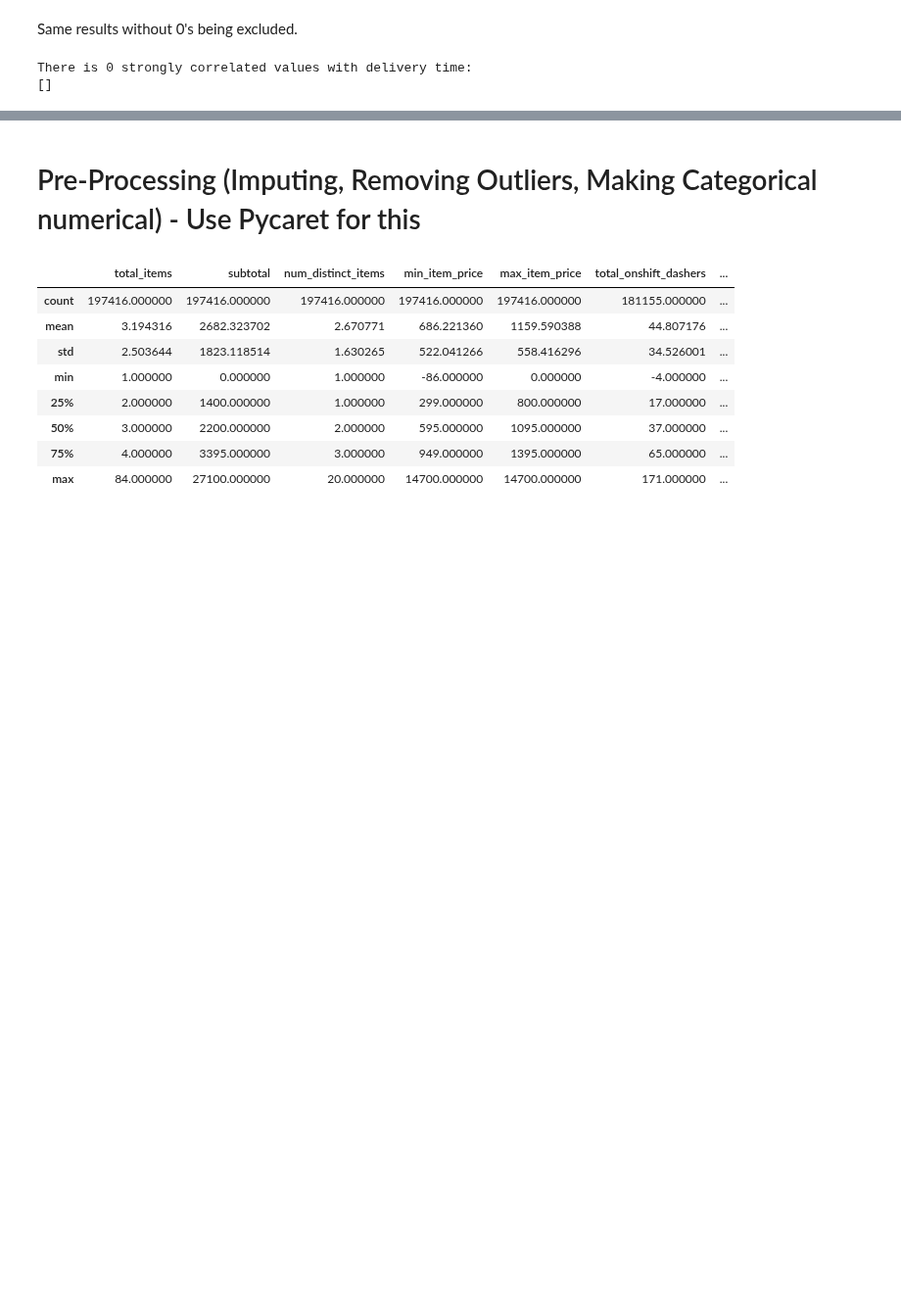
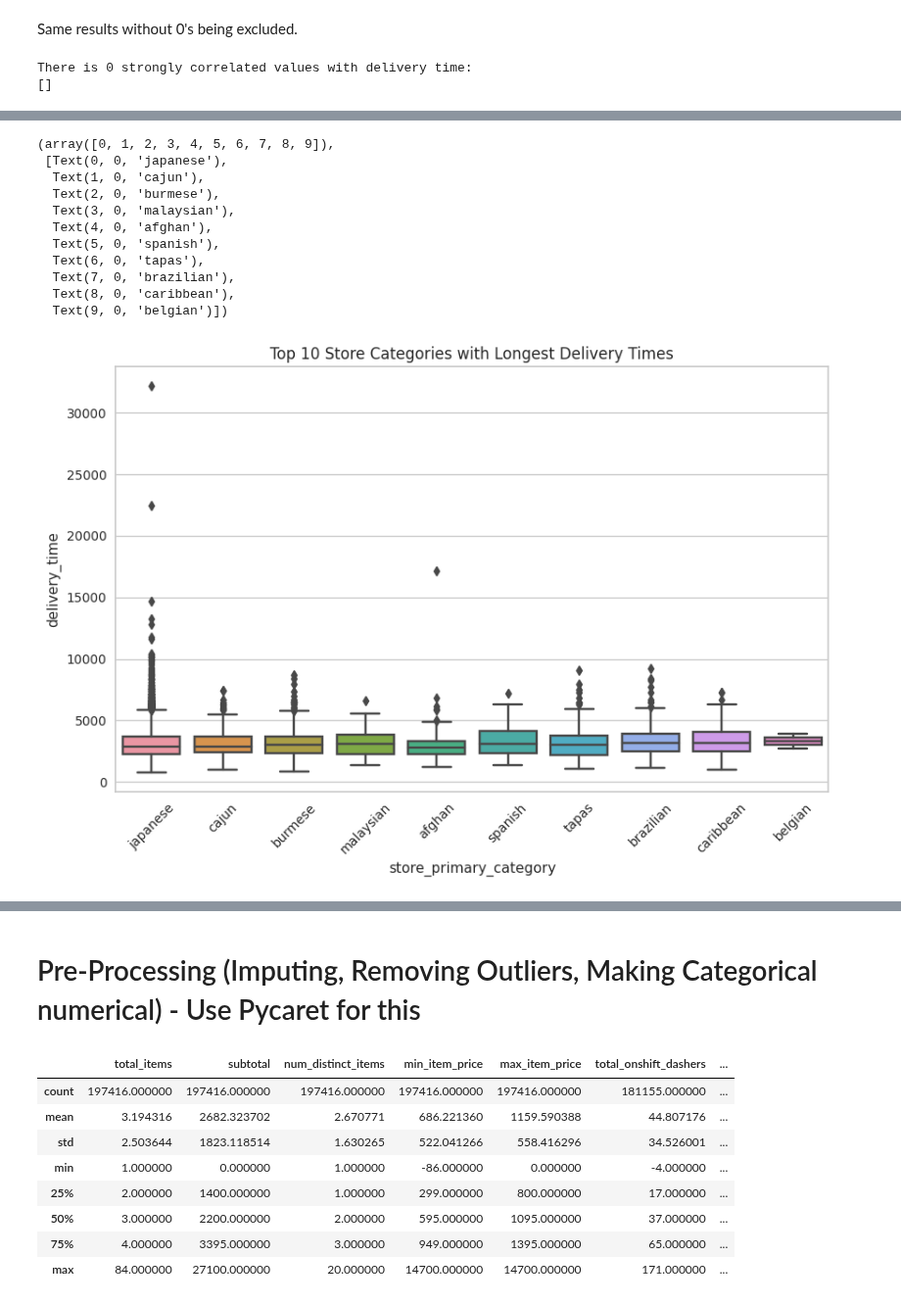
Before and after one commit to mindyng/2023-Business-Projects, a Jupyter notebook: doordash-delivery-time-prediction.ipynb, the cells around one changed output, grey strips where cells are left out. Shown at 98% size. Cells and saved outputs as stored; diff of their text form; code cells hidden in the pictures; blank space fills up the shorter version.

```diff
--- a/doordash-delivery-time-prediction.ipynb
+++ b/doordash-delivery-time-prediction.ipynb
@@ -796,0 +863,20 @@ cat_nom_df = data[['', '']]
+# %%
+# There are a bunch of store primary categories (6743) to be exact. So need to take sample of the data to plot.
+
+query = """
+with top_storecat_del as (select store_primary_category
+, mean(delivery_time) as avg_delivery_time
+from cat_nom_df
+group by 1
+order by 2 desc
+limit 10
+)
+
+select store_primary_category
+, delivery_time
+from cat_nom_df
+where store_primary_category in (select store_primary_category from top_storecat_del)
+"""
+
+store_catdt = duckdb.query(query).df()
+store_catdt
@@ -796,0 +897,19 @@ cat_nom_df = data[['', '']]
+# %%
+plt.figure(figsize = (10, 6))
+ax = sns.boxplot(x='store_primary_category', y='delivery_time', data=store_catdt)
+plt.setp(ax.artists, alpha=.5, linewidth=2, edgecolor="k")
+plt.title('Top 10 Store Categories with Longest Delivery Times')
+plt.xticks(rotation=45)
+# %% [output]
+(array([0, 1, 2, 3, 4, 5, 6, 7, 8, 9]),
+ [Text(0, 0, 'japanese'),
+  Text(1, 0, 'cajun'),
+  Text(2, 0, 'burmese'),
+  Text(3, 0, 'malaysian'),
+  Text(4, 0, 'afghan'),
+  Text(5, 0, 'spanish'),
+  Text(6, 0, 'tapas'),
+  Text(7, 0, 'brazilian'),
+  Text(8, 0, 'caribbean'),
+  Text(9, 0, 'belgian')])
+[figure, added]
```
Also changed, not shown: parts of 16 cells of this notebook.
